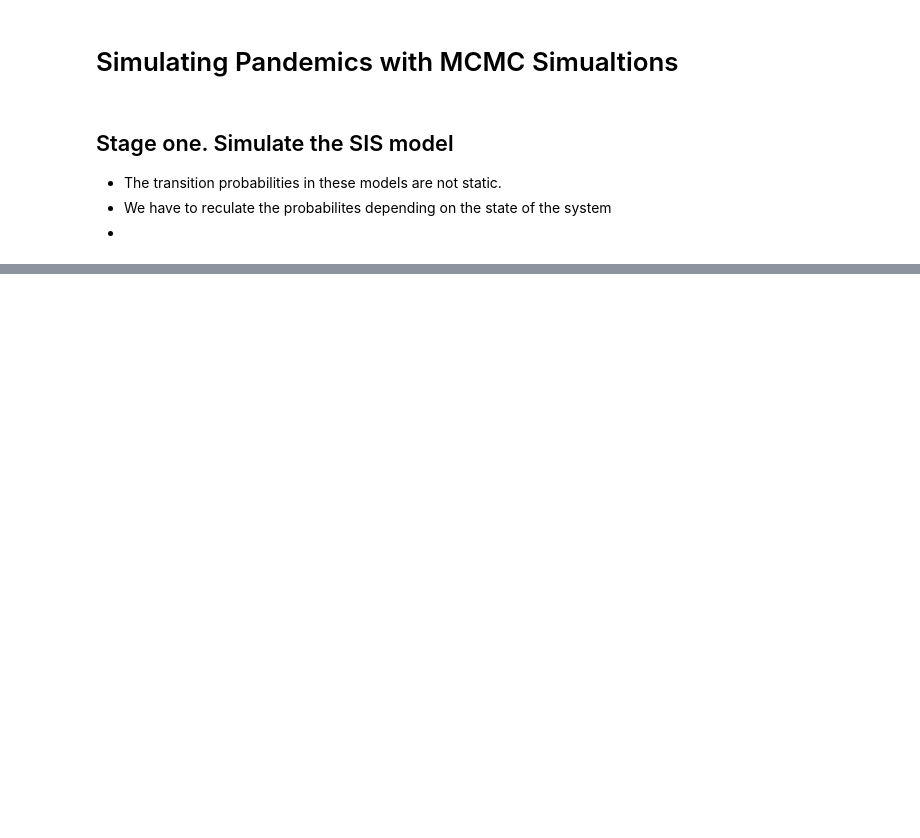
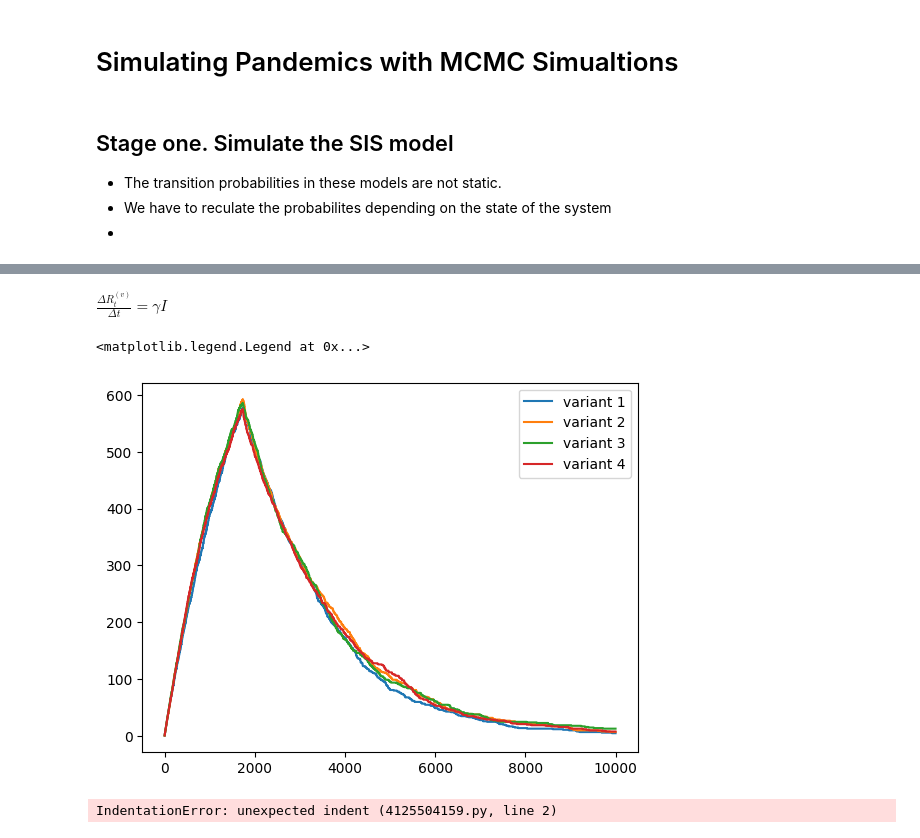
Before and after one commit to DexterAntonio/CovidSIRModel, a Jupyter notebook: MCMCSimulation.ipynb, the cells around one changed output, grey strips where cells are left out. Drawn from its saved outputs; the diff is of its cells as text; code cells hidden in the pictures; blank space fills up the shorter version.

Commit message:
added the multi epidemic case

```diff
--- a/MCMCSimulation.ipynb
+++ b/MCMCSimulation.ipynb
@@ -56,0 +78,2 @@ for sim in range(1, 7):
+# %% [markdown]
+$\frac{\Delta R^{(v)}_t}{\Delta t}=\gamma I$
@@ -56,0 +83,9 @@ for sim in range(1, 7):
+# %%
+def calc_S(R, K, alpha):
+    s = np.zeros_like(R)
+    select = np.ones((len(R), len(R)), dtype=bool)
+    np.fill_diagonal(select, False)
+    RMS = (R - K) * alpha
+    for i in range(len(s)):
+        s[i] = np.sum(RMS[select[i, :]], axis=0)
+    return s
@@ -56,0 +94,64 @@ for sim in range(1, 7):
+# %%
+# change these parameters to see what happens!
+timepoints = 10000
+n_vars = 5
+N = 1_000
+K = np.zeros((n_vars, timepoints))
+S = np.zeros((n_vars, timepoints))
+I = np.zeros((n_vars, timepoints))
+R = np.zeros((n_vars, timepoints))
+alpha = np.ones((n_vars, timepoints)) * 0.5 # how much immunity is encured by getting one variant
+beta = np.ones((n_vars, timepoints)) * 10.1
+gamma = np.ones((n_vars, timepoints)) * 0.0005
+# special case for healthy case
+gamma[0, :] = 0
+alpha[0, :] = 0
+K[0, :] = N
+
+# set initial conditions for other cases
+I[1:, 0] = 1
+S[:, 0] = N
+
+for i in range(1, timepoints):
+    u1 = np.random.uniform(0, 1, size=n_vars)
+    dK = (u1 < deltaK(I[:, i - 1], S[:, i - 1], N, beta[:, i-1])).astype('int')
+    K[:, i] = dK + K[:, i - 1]
+    u2 = np.random.uniform(0, 1, size=(n_vars))
+    dR = (u2 < deltaR(I[:, i - 1], gamma[:, i-1])).astype('int')
+    R[:, i] = dR + R[:, i -1]
+    I[:, i] = I[:, i - 1] + dK - dR
+    S[:, i] = calc_S(R[:, i-1], S[:, i-1], alpha[:, i -1])
+# %%
+plt.figure()
+for i, row in enumerate(I[1:], 1):
+    plt.plot(row, label=f'variant {i}')
+plt.legend()
+# %% [output]
+<matplotlib.legend.Legend at 0x...>
+[figure, added]
+# %%
+def run_SIS_simulation(beta=0.5, gamma=0.52, N=1000, delta_t=1, iterations=10000, i_start=1):k
+    i_list = [i_start]
+    s_list = [N - i_list[-1]]
+    for n in range(0, iterations):
+        i = i_list[-1]
+        s = s_list[-1]
+        increase_prob = calculate_increase_prop(i, beta, N, delta_t)
+        decrease_prob = calculate_recovered_prop(i, gamma, delta_t)
+        no_change_prob = 1 - increase_prob - decrease_prob
+        u = uniform(0, 1)
+        if u < increase_prob:
+            i_new = i + 1
+            s_new = s - 1
+        elif u > increase_prob and u < (increase_prob + decrease_prob):
+            i_new = i - 1
+            s_new = s + 1
+        else:
+            i_new = i
+            s_new = s
+
+        i_list.append(i_new)
+        s_list.append(s_new)
+    return np.arange(0, iterations*delta_t + delta_t, delta_t), i_list, s_list
+# %% [output]
+IndentationError: unexpected indent (4125504159.py, line 2)
```
Also changed, not shown: parts of 10 cells of this notebook.
